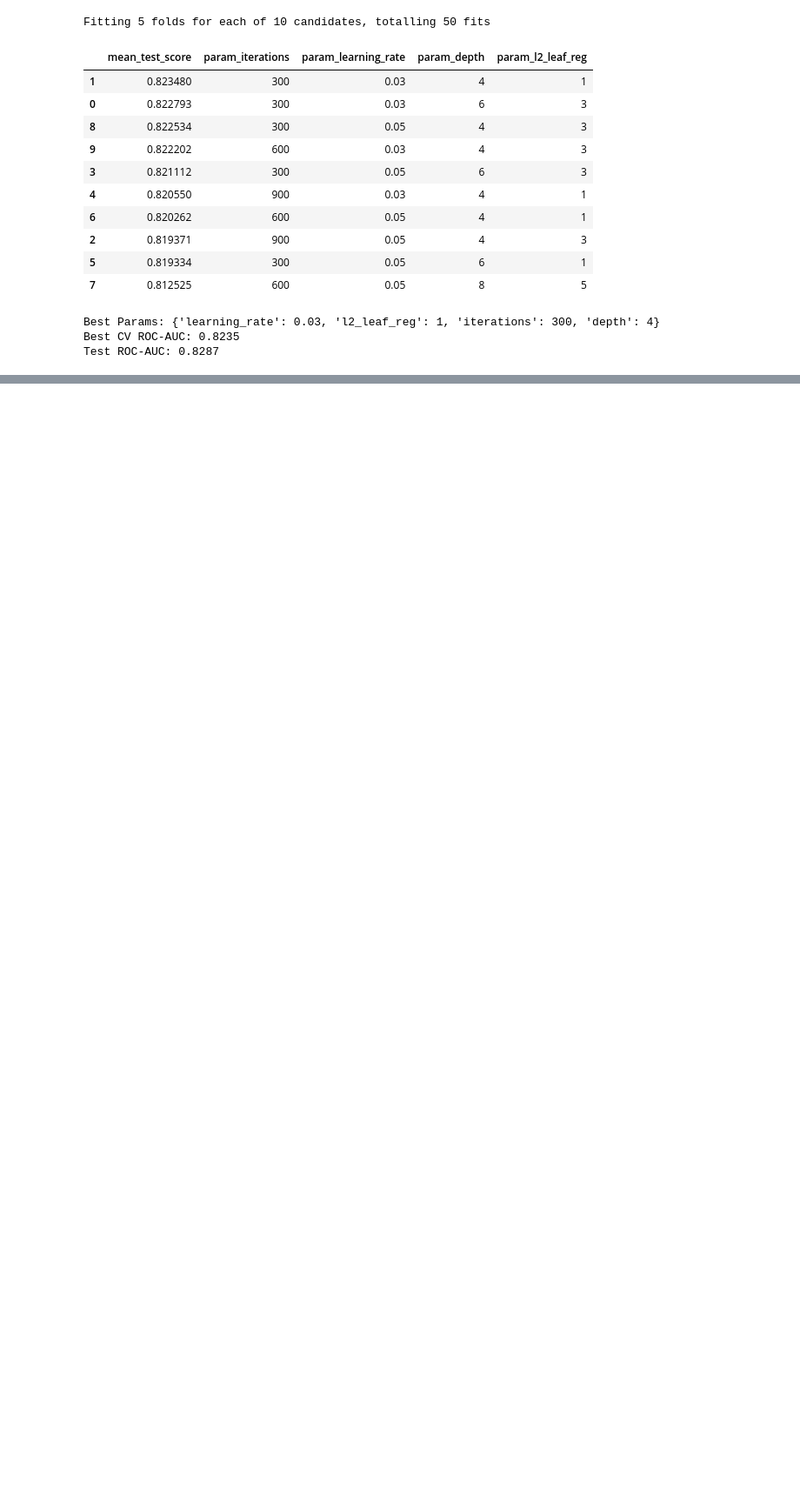
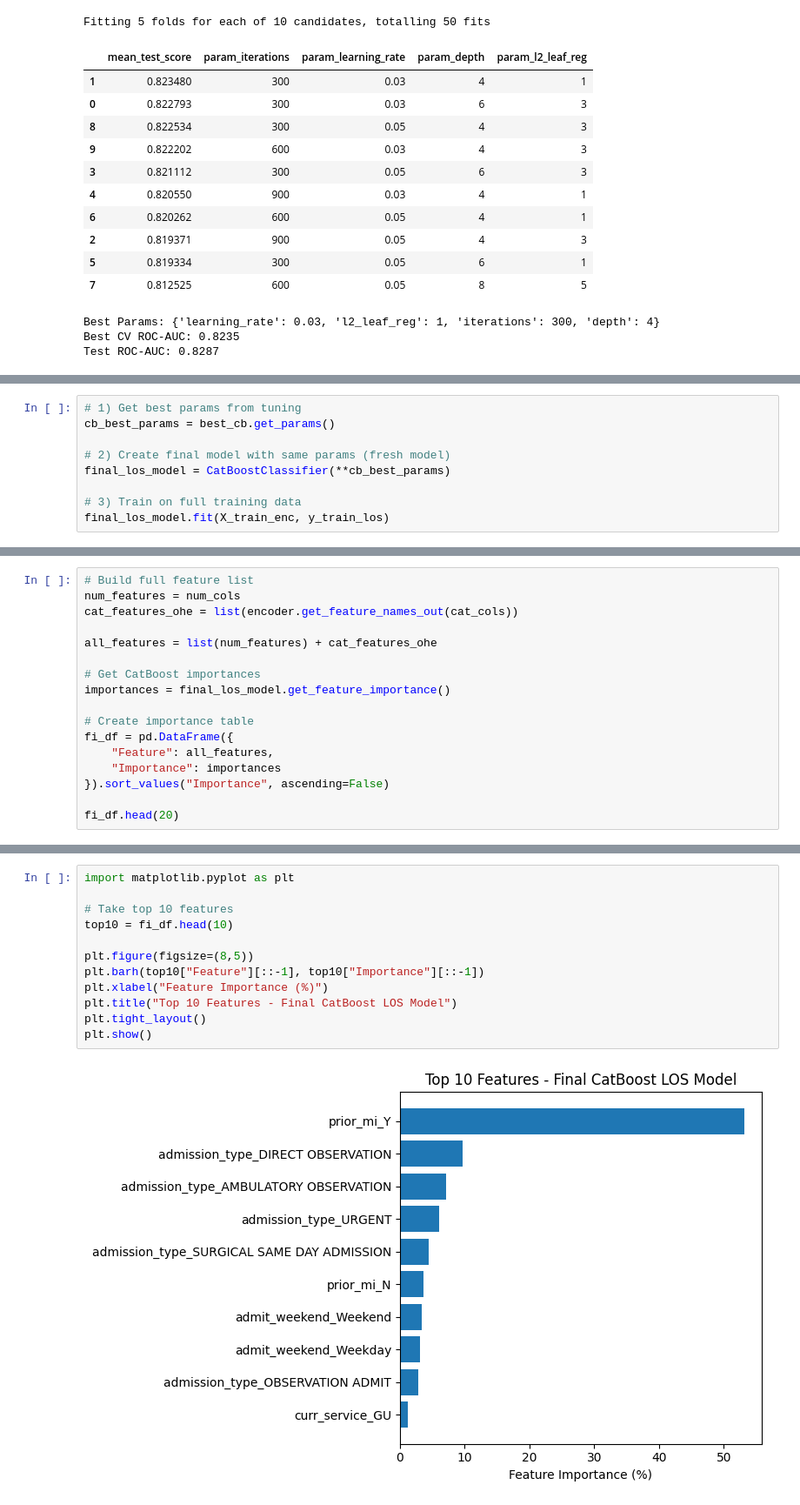
Before and after one commit to awn20222469/w1998467_FYP_MI_prediction, a Jupyter notebook: w1998467_Main.ipynb, the cells around one changed output, grey strips where cells are left out. Shown at 87% size. Cells and saved outputs as stored; diff of their text form; blank space fills up the shorter version.

```diff
--- a/w1998467_Main.ipynb
+++ b/w1998467_Main.ipynb
@@ -1045,0 +1074,9 @@ Test ROC-AUC: 0.8287
+# %%
+# 1) Get best params from tuning
+cb_best_params = best_cb.get_params()
+
+# 2) Create final model with same params (fresh model)
+final_los_model = CatBoostClassifier(**cb_best_params)
+
+# 3) Train on full training data
+final_los_model.fit(X_train_enc, y_train_los)
@@ -1045,0 +1134,17 @@ Test ROC-AUC: 0.8287
+# %%
+# Build full feature list
+num_features = num_cols
+cat_features_ohe = list(encoder.get_feature_names_out(cat_cols))
+
+all_features = list(num_features) + cat_features_ohe
+
+# Get CatBoost importances
+importances = final_los_model.get_feature_importance()
+
+# Create importance table
+fi_df = pd.DataFrame({
+    "Feature": all_features,
+    "Importance": importances
+}).sort_values("Importance", ascending=False)
+
+fi_df.head(20)
@@ -1045,0 +1169,14 @@ Test ROC-AUC: 0.8287
+# %%
+import matplotlib.pyplot as plt
+
+# Take top 10 features
+top10 = fi_df.head(10)
+
+plt.figure(figsize=(8,5))
+plt.barh(top10["Feature"][::-1], top10["Importance"][::-1])
+plt.xlabel("Feature Importance (%)")
+plt.title("Top 10 Features - Final CatBoost LOS Model")
+plt.tight_layout()
+plt.show()
+# %% [output]
+[figure, added]
```
Also changed, not shown: parts of 10 cells of this notebook.
